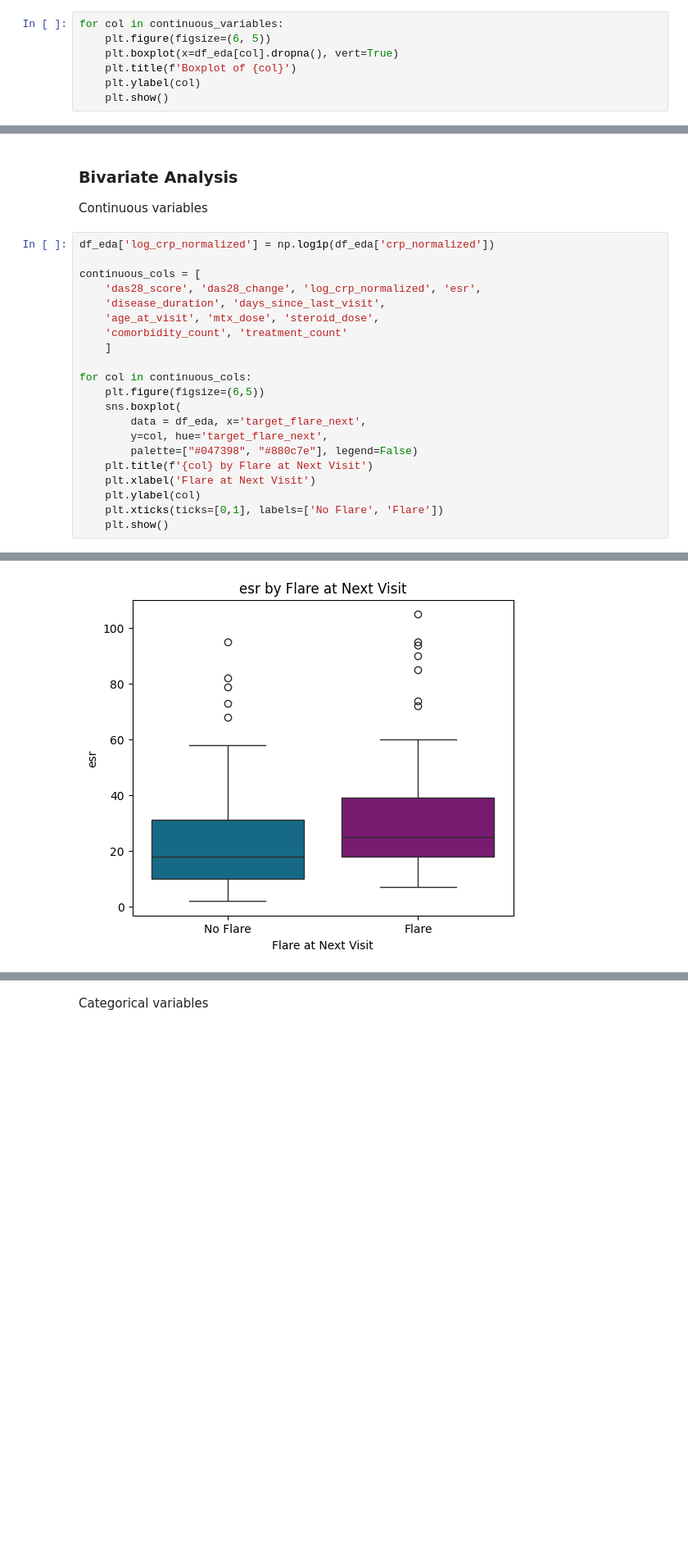
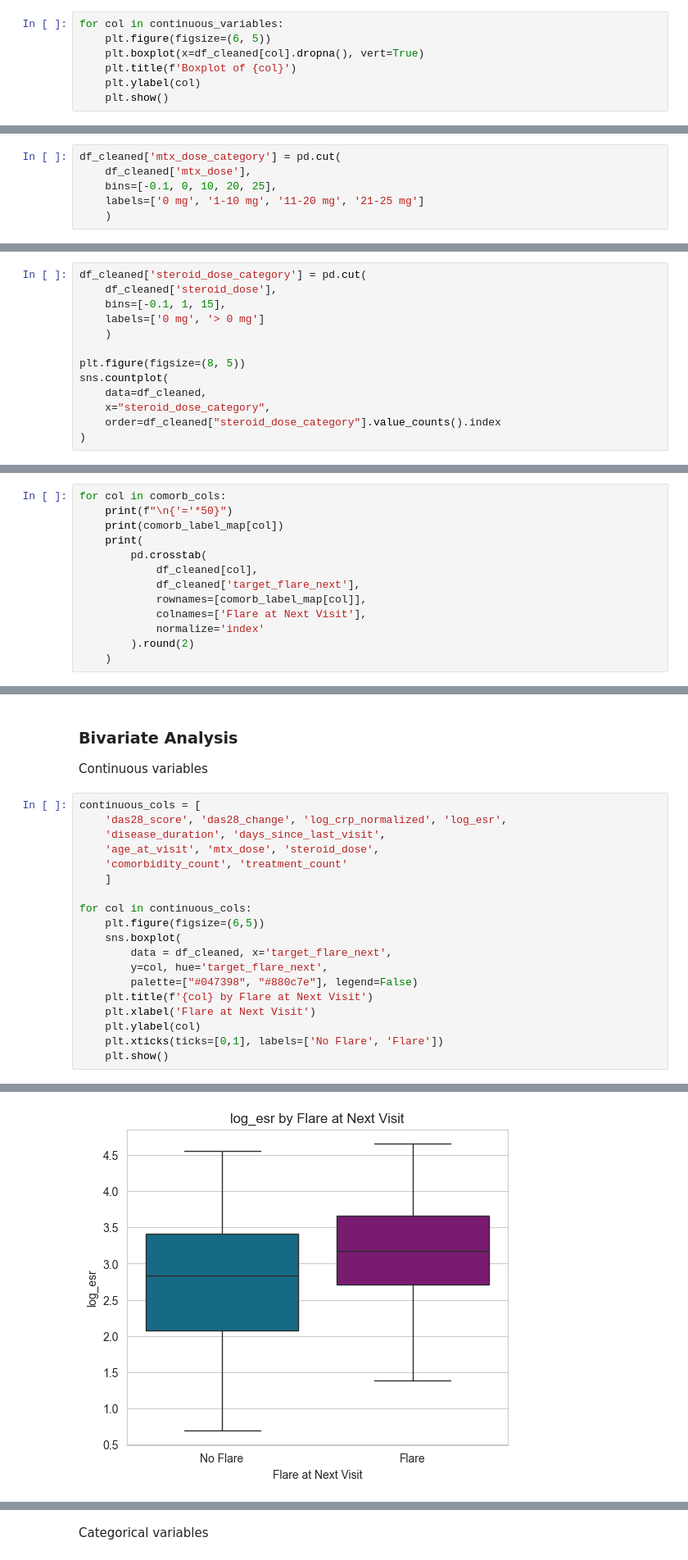
Before and after one commit to konnatzeik/Master_Thesis, a Jupyter notebook: notebooks/01_EDA.ipynb, the cells around one changed output, grey strips where cells are left out. Shown at 82% size. Saved outputs shown, nothing was run; the diff lists cells and outputs as text; blank space fills up the shorter version.

```diff
--- a/notebooks/01_EDA.ipynb
+++ b/notebooks/01_EDA.ipynb
@@ -460,7 +644,7 @@ for col in continuous_variables:
 # %%
 for col in continuous_variables:
     plt.figure(figsize=(6, 5))
-    plt.boxplot(x=df_eda[col].dropna(), vert=True)
+    plt.boxplot(x=df_cleaned[col].dropna(), vert=True)
     plt.title(f'Boxplot of {col}')
     plt.ylabel(col)
     plt.show()
@@ -525,0 +677,6 @@ Name: count, dtype: int64
+# %%
+df_cleaned['mtx_dose_category'] = pd.cut(
+    df_cleaned['mtx_dose'],
+    bins=[-0.1, 0, 10, 20, 25],
+    labels=['0 mg', '1-10 mg', '11-20 mg', '21-25 mg']
+    )
@@ -548,0 +726,13 @@ plt.show()
+# %%
+df_cleaned['steroid_dose_category'] = pd.cut(
+    df_cleaned['steroid_dose'],
+    bins=[-0.1, 1, 15],
+    labels=['0 mg', '> 0 mg']
+    )
+
+plt.figure(figsize=(8, 5))
+sns.countplot(
+    data=df_cleaned,
+    x="steroid_dose_category",
+    order=df_cleaned["steroid_dose_category"].value_counts().index
+)
@@ -649 +870,14 @@ comorb_counts = patient_comorb.sum().sort_values(ascending = False)
 comorb_counts_named = comorb_counts.rename(index=comorb_label_map)
+# %%
+for col in comorb_cols:
+    print(f"\n{'='*50}")
+    print(comorb_label_map[col])
+    print(
+        pd.crosstab(
+            df_cleaned[col],
+            df_cleaned['target_flare_next'],
+            rownames=[comorb_label_map[col]],
+            colnames=['Flare at Next Visit'],
+            normalize='index'
+        ).round(2)
+    )
@@ -697,10 +951,8 @@ Name: proportion, dtype: float64
 ### Bivariate Analysis
 Continuous variables
 # %%
-df_eda['log_crp_normalized'] = np.log1p(df_eda['crp_normalized'])
-
 continuous_cols = [
-    'das28_score', 'das28_change', 'log_crp_normalized', 'esr',
+    'das28_score', 'das28_change', 'log_crp_normalized', 'log_esr',
     'disease_duration', 'days_since_last_visit',
     'age_at_visit', 'mtx_dose', 'steroid_dose',
     'comorbidity_count', 'treatment_count'
@@ -709,7 +961,7 @@ continuous_cols = [
 for col in continuous_cols:
     plt.figure(figsize=(6,5))
     sns.boxplot(
-        data = df_eda, x='target_flare_next',
+        data = df_cleaned, x='target_flare_next',
         y=col, hue='target_flare_next',
         palette=["#047398", "#880c7e"], legend=False)
     plt.title(f'{col} by Flare at Next Visit')
@@ -724 +976 @@ for col in continuous_cols:
-[figure, old version]
+[figure, new version]
```
Also changed, not shown: parts of 96 cells of this notebook.
